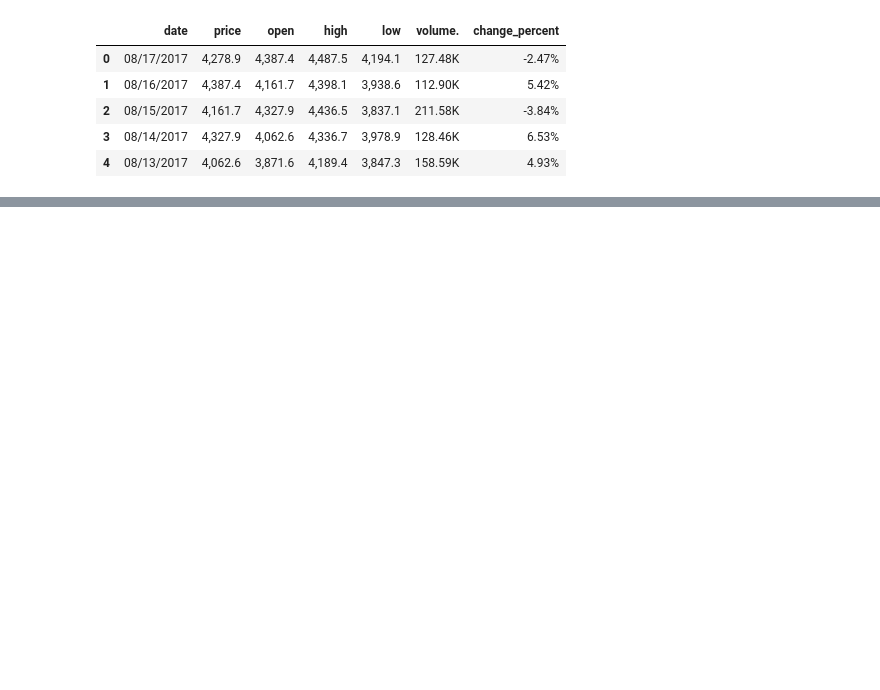
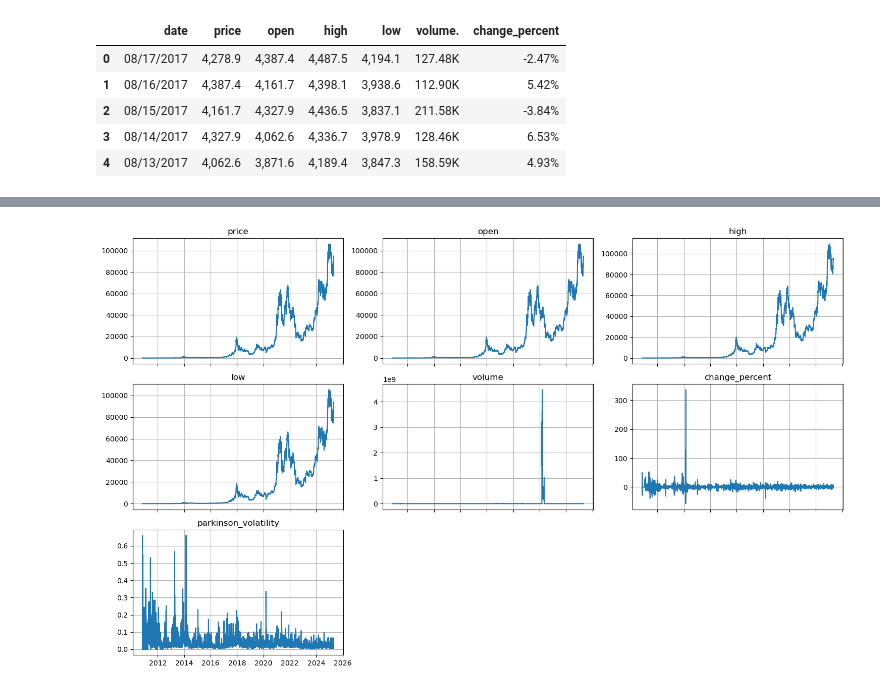
Before and after one commit to blairjdaniel/fintech_fraud, a Jupyter notebook: notebooks/data_import.ipynb, the cells around one changed output, grey strips where cells are left out. Cells and saved outputs as stored; diff of their text form; code cells hidden in the pictures; blank space fills up the shorter version.

```diff
--- a/notebooks/data_import.ipynb
+++ b/notebooks/data_import.ipynb
@@ -45,0 +328,3 @@ data.head()
+# %%
+bitcoin_data = pd.read_csv('/Users/blairjdaniel/fintech_fraud/data/sql_files/bitcoin_data.csv')
+bitcoin_data.head()
@@ -45,0 +338,31 @@ data.head()
+# %%
+# Convert date column and sort the DataFrame (if not already done)
+bitcoin_data['date'] = pd.to_datetime(bitcoin_data['date'])
+bitcoin_data = bitcoin_data.sort_values('date')
+
+# Select only numeric columns (excluding the date column)
+numeric_cols = bitcoin_data.select_dtypes(include=[np.number]).columns
+
+# Define grid dimensions
+n_plots = len(numeric_cols)
+cols = 3  # Number of columns in grid
+rows = math.ceil(n_plots / cols)
+
+# Create subplots
+fig, axes = plt.subplots(rows, cols, figsize=(15, rows * 3), sharex=True)
+axes = axes.flatten()
+
+# Plot each numeric column as a line chart
+for i, col in enumerate(numeric_cols):
+    axes[i].plot(bitcoin_data['date'], bitcoin_data[col],  color='tab:blue', linestyle='-')
+    axes[i].set_title(col)
+    axes[i].grid(True)
+
+# Remove any extra subplots
+for j in range(i + 1, len(axes)):
+    fig.delaxes(axes[j])
+
+plt.tight_layout()
+plt.show()
+# %% [output]
+[figure, added]
```
Also changed, not shown: parts of 24 cells of this notebook, 3 other files.
